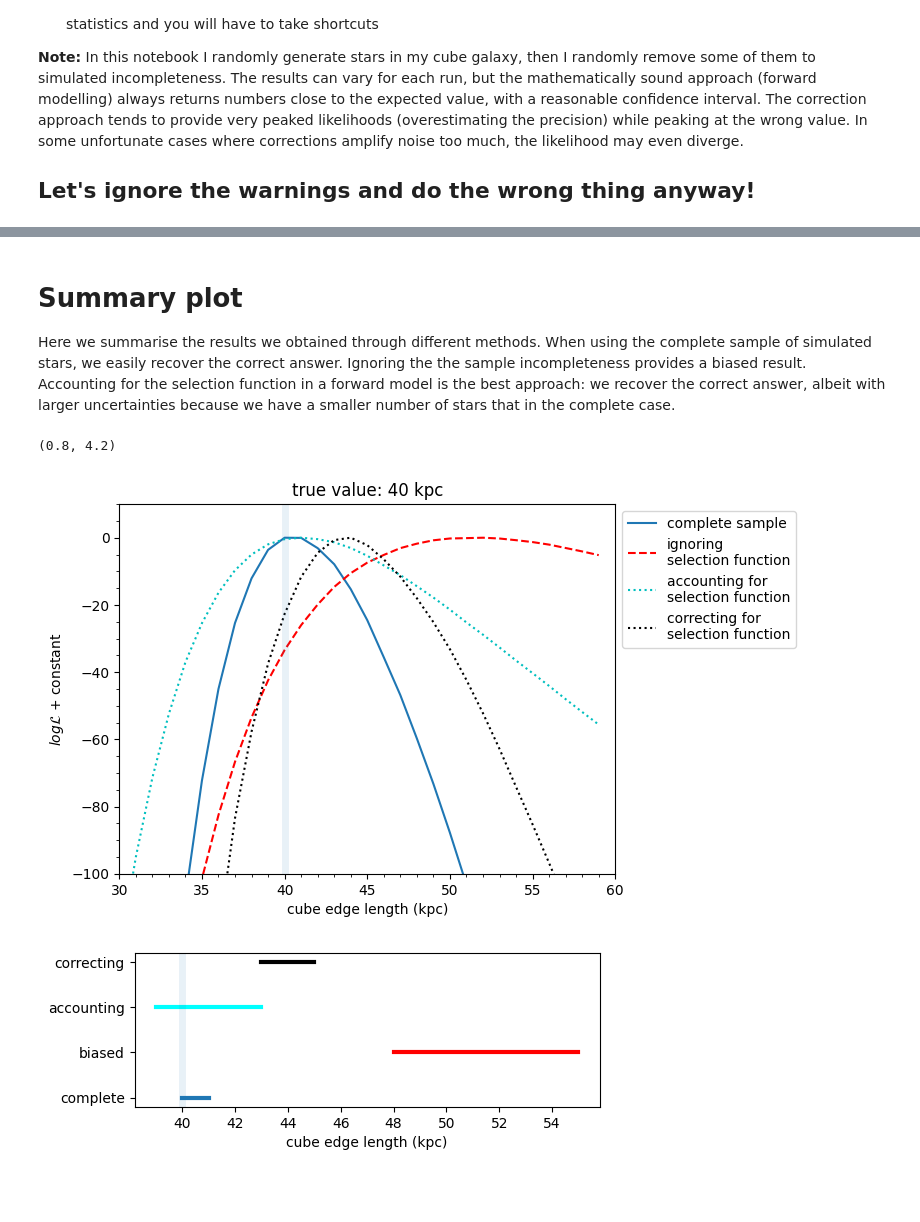
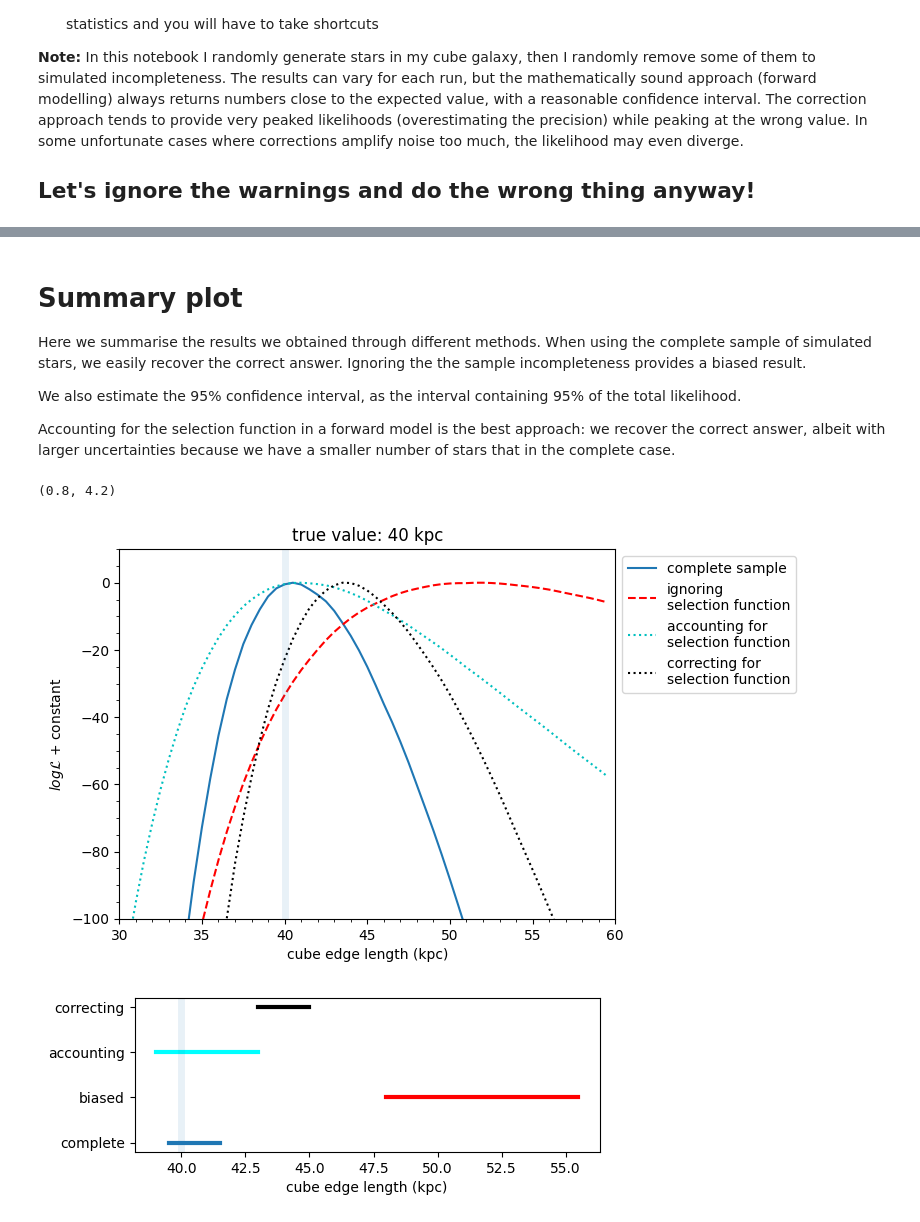
Before and after one commit to gaia-unlimited/gaiaunlimited, a Jupyter notebook: docs/notebooks/cube_galaxy_sky.ipynb, the cells around one changed output, grey strips where cells are left out. Cells and saved outputs as stored; diff of their text form; code cells hidden in the pictures; blank space fills up the shorter version.

```diff
--- a/docs/notebooks/cube_galaxy_sky.ipynb
+++ b/docs/notebooks/cube_galaxy_sky.ipynb
@@ -243,7 +243,7 @@ If we calculate this quantity for different values of $a$, we which values are m
 # %%
 %%time
 
-cube_sizes_to_try = np.arange(30,60,1)
+cube_sizes_to_try = np.arange(30,60,0.5)
 
 # Build a grid of points over the sky, to later compute the normalisation:
 import healpy as hp
@@ -621,7 +621,11 @@ Wall time: 29.5 s
 # %% [markdown]
 # Summary plot
 
-Here we summarise the results we obtained through different methods. When using the complete sample of simulated stars, we easily recover the correct answer. Ignoring the the sample incompleteness provides a biased result. Accounting for the selection function in a forward model is the best approach: we recover the correct answer, albeit with larger uncertainties because we have a smaller number of stars that in the complete case.
+Here we summarise the results we obtained through different methods. When using the complete sample of simulated stars, we easily recover the correct answer. Ignoring the the sample incompleteness provides a biased result.
+
+We also estimate the 95% confidence interval, as the interval containing 95% of the total likelihood.
+
+Accounting for the selection function in a forward model is the best approach: we recover the correct answer, albeit with larger uncertainties because we have a smaller number of stars that in the complete case.
 # %%
 plt.figure()
 plt.plot( cube_sizes_to_try , all_log_L - max(all_log_L) , c='C0' ,
@@ -649,47 +653,48 @@ plt.title('true value: %i kpc' % (2*halfSizeCube))
 
 
 
-def find_95_percent_interval(loglikelihoods):
+def find_N_percent_interval(loglikelihoods,N=95):
     """
     Input: numpy array of log-likelihood
 
-    Output: boolean numpy array with True if a point is within the 95 percent confidence interval
+    Output: boolean numpy array with True if a point is within the N% confidence interval
+            (default N=95%)
     """
     sorted_likelihoods = sorted( np.exp(loglikelihoods-max(loglikelihoods)) )
     iii=1
-    while sum(sorted_likelihoods[-iii:]) < 0.95*sum(sorted_likelihoods):
+    while sum(sorted_likelihoods[-iii:]) < (N/100.)*sum(sorted_likelihoods):
         iii+=1
 
     # the iii top points combine for over 95% of the likelihood
     # their indices are:
     ind = np.argpartition(loglikelihoods, -iii)[-iii:]
 
     mask95 = np.array([False for lll in loglikelihoods])
     mask95[ind] = True
     return mask95
 
 
 
 plt.figure(figsize=(6,2))
 
-mask95 = find_95_percent_interval(all_log_L)
+mask95 = find_N_percent_interval(all_log_L,95)
 plt.plot( cube_sizes_to_try[mask95] , 1.*np.ones_like(cube_sizes_to_try)[mask95] , c='C0', lw=3)
 
-mask95 = find_95_percent_interval(all_log_L_biased)
+mask95 = find_N_percent_interval(all_log_L_biased,95)
 plt.plot( cube_sizes_to_try[mask95] , 2.*np.ones_like(cube_sizes_to_try)[mask95] , c='r', lw=3)
 
-mask95 = find_95_percent_interval(all_log_L_withsf)
+mask95 = find_N_percent_interval(all_log_L_withsf,95)
 plt.plot( cube_sizes_to_try[mask95] , 3.*np.ones_like(cube_sizes_to_try)[mask95] , c='cyan', lw=3)
 
-mask95 = find_95_percent_interval(all_log_L_correctedcounts)
+mask95 = find_N_percent_interval(all_log_L_correctedcounts,95)
 plt.plot( cube_sizes_to_try[mask95] , 4.*np.ones_like(cube_sizes_to_try)[mask95] , c='k', lw=3)
 
 plt.plot([2*halfSizeCube,2*halfSizeCube],[-100,10],lw=5,alpha=0.1)
 
 plt.yticks([1,2,3,4],['complete','biased','accounting','correcting'])
 plt.xlabel('cube edge length (kpc)')
 plt.ylim(0.8,4.2)
 # %% [output]
 (0.8, 4.2)
 [figure]
-[figure, old version]
+[figure, new version]
```
Also changed, not shown: parts of 4 cells of this notebook.
